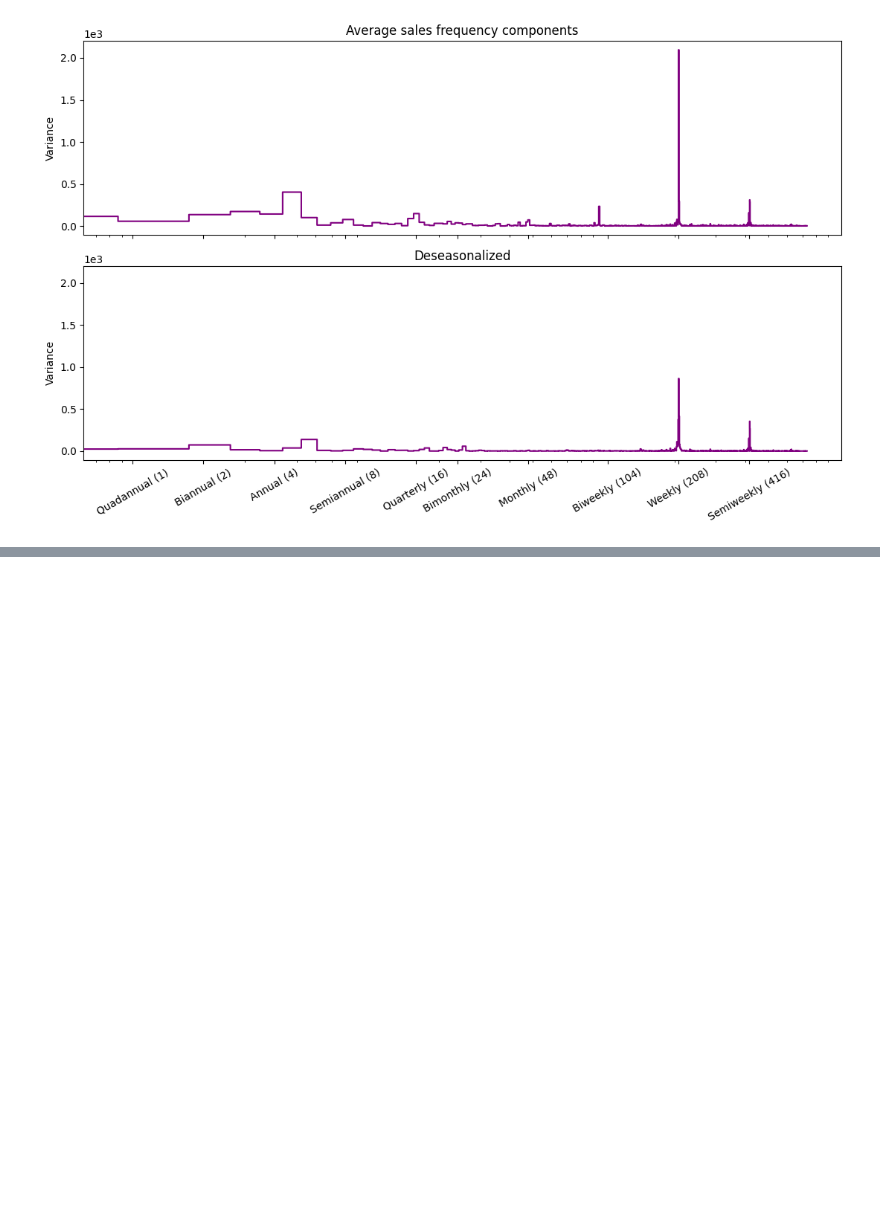
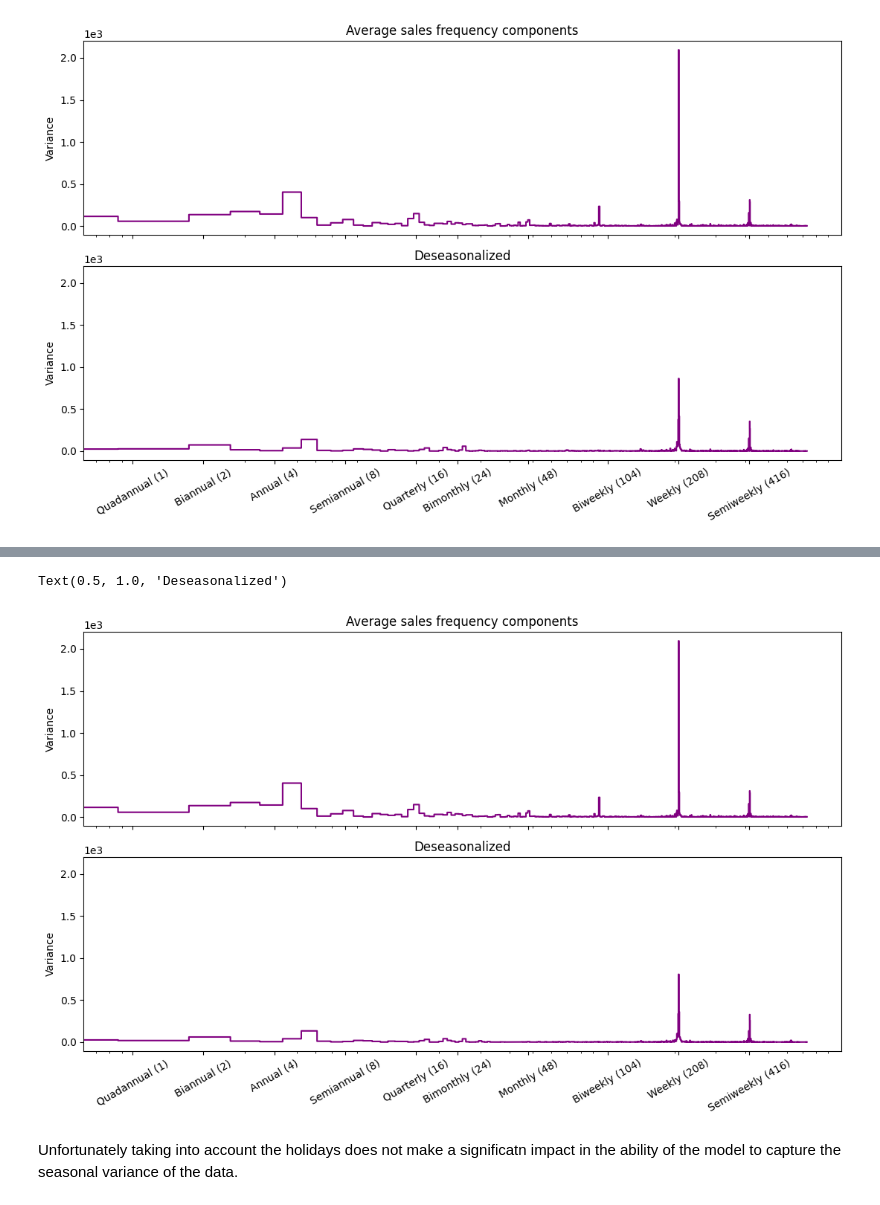
Before and after one commit to GerardoA01701474/EquipoReto, a Jupyter notebook: season-model.ipynb, the cells around one changed output, grey strips where cells are left out. Drawn from its saved outputs; the diff is of its cells as text; code cells hidden in the pictures; blank space fills up the shorter version.

```diff
--- a/season-model.ipynb
+++ b/season-model.ipynb
@@ -215,0 +266,15 @@ Comparing the above periodograms, it can be noted that the model was able to cap
+# %%
+y_deseason = y - y_pred
+# %%
+fig, ax = plt.subplots(2, 1, sharex=True, sharey=True, figsize=(11,7))
+
+ax[0] = plot_periodogram(y, ax=ax[0])
+ax[0].set_title("Average sales frequency components")
+
+ax[1] = plot_periodogram(y_deseason, ax=ax[1])
+ax[1].set_title("Deseasonalized")
+# %% [output]
+Text(0.5, 1.0, 'Deseasonalized')
+[figure, added]
+# %% [markdown]
+Unfortunately taking into account the holidays does not make a significatn impact in the ability of the model to capture the seasonal variance of the data.
```
Also changed, not shown: parts of 15 cells of this notebook.
